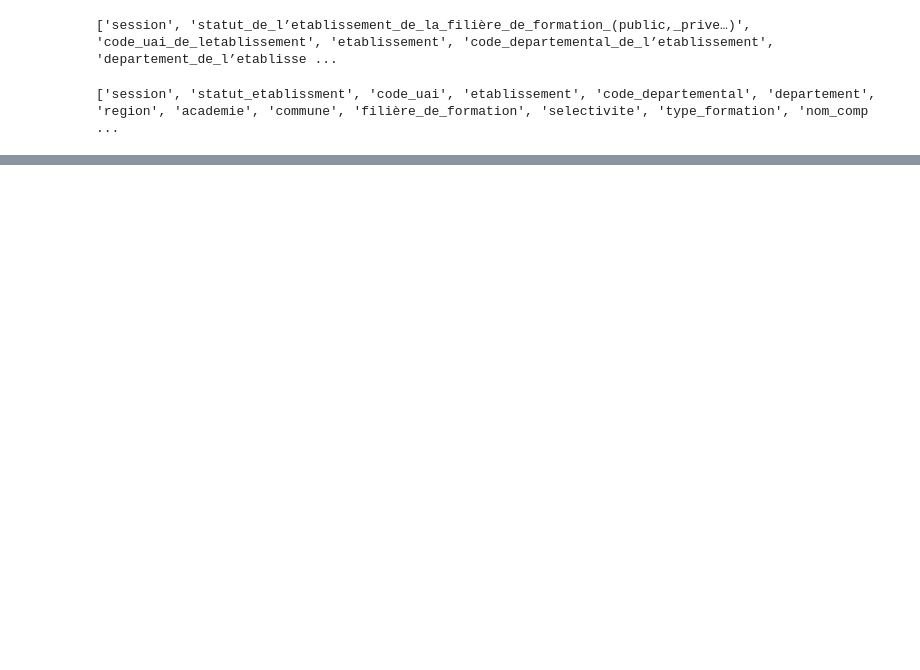
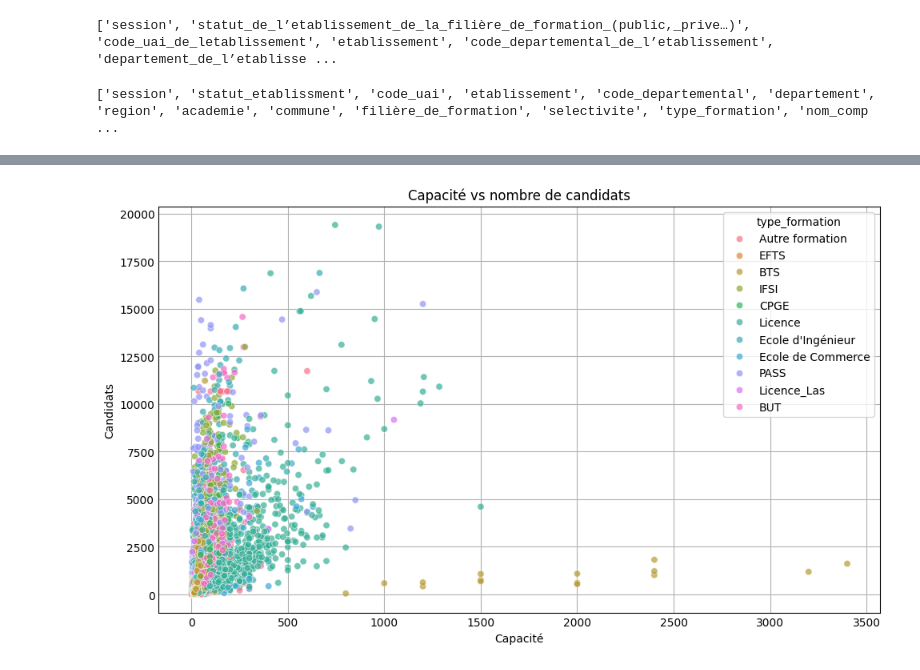
Before and after one commit to EliseELC/Portfolio-Data-Analyse, a Jupyter notebook: analyse_parcoursup_2025.ipynb, the cells around one changed output, grey strips where cells are left out. Cells and saved outputs as stored; diff of their text form; code cells hidden in the pictures; blank space fills up the shorter version.

```diff
--- a/analyse_parcoursup_2025.ipynb
+++ b/analyse_parcoursup_2025.ipynb
@@ -121,0 +209,16 @@ print(df.columns.tolist())
+# %%
+plt.figure(figsize=(10,6))
+sns.scatterplot(
+    data=df_plot,
+    x='capacite_formation',
+    y='effectif_total_candidats',
+    hue='type_formation',
+    alpha=0.7
+)
+plt.title("Capacité vs nombre de candidats")
+plt.xlabel("Capacité")
+plt.ylabel("Candidats")
+plt.tight_layout()
+plt.show()
+# %% [output]
+[figure, added]
```
Also changed, not shown: parts of 10 cells of this notebook.
